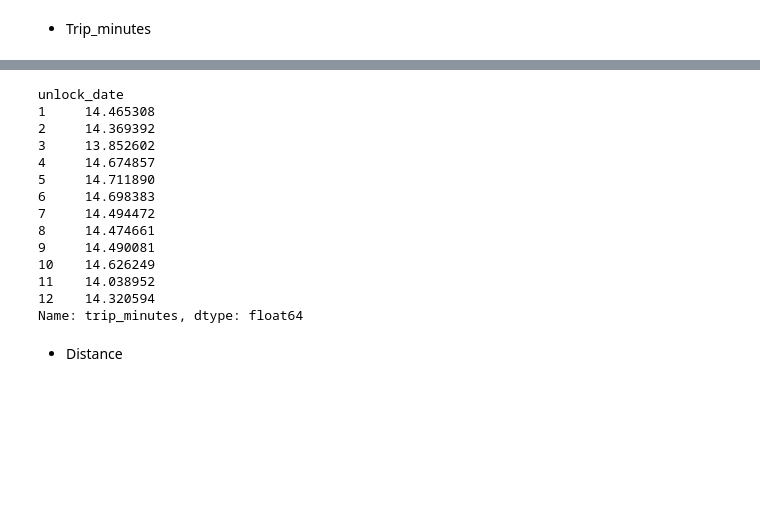
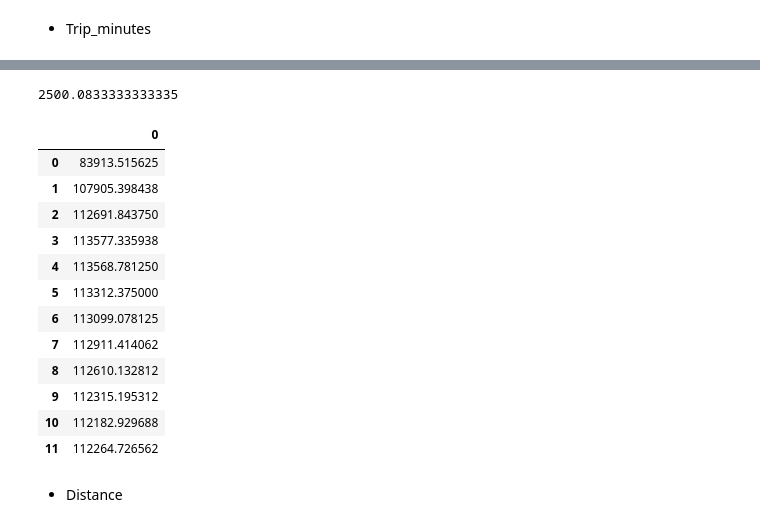
Before and after one commit to Proyect-Final-4Geeks-RJ/BiciMad_4geeks_ML, a Jupyter notebook: src/notebooks/models_2.ipynb, the cells around one changed output, grey strips where cells are left out. Saved outputs shown, nothing was run; the diff lists cells and outputs as text; code cells hidden in the pictures; blank space fills up the shorter version.

```diff
--- a/src/notebooks/models_2.ipynb
+++ b/src/notebooks/models_2.ipynb
@@ -97,10 +98,14 @@ plt.show()
 # %%
 # Guardar el modelo
 model_LSTM_min.save('model_LSTM_min.h5')
+# %%
+# Hago que el índice sea un DateTimeIndex
+if not isinstance(data_series_LSTM.index, pd.DatetimeIndex):
+    data_series_LSTM.index = pd.to_datetime(data_series_LSTM.index)
+
+# Resamplea por mes y suma los valores de 'trip_minutes' para cada mes para evaluar el forecast
+suma_trip_minutes_por_mes = data_series_LSTM['trip_minutes'].resample('M').sum()
 # %%
-#Predecimos los meses futuros, para ello, agrupamos el dataset por meses para evaluar los datos y ser mas eficientes
-data_series_min = data_series_LSTM.groupby(data_series_LSTM.index.month).mean()
-
 def multi_step_forecast(model, input_data, num_steps):
     x = input_data
     forecasts = []
@@ -111,7 +116,5 @@ def multi_step_forecast(model, input_data, num_steps):
         x[-1] = yhat # Añade la nueva predicción al final
     return np.array(forecasts)
 
-# Suponiendo que 'model_LSTM_dis' ya está entrenado y 'X_last_12_months' contiene los datos de entrada
-forecast = multi_step_forecast(model_LSTM_min, data_series_min['trip_minutes'], 12) # Predice los próximos 12 meses
-forecast
+forecast_min = pd.DataFrame(multi_step_forecast(model_LSTM_min, suma_trip_minutes_por_mes, 12)) # Predice los próximos 12 meses
 # %% [output]
@@ -142,20 +133,34 @@ array([[16.408546],
-# %%
-data_series_min['trip_minutes']
-# %% [output]
-unlock_date
-1     14.465308
-2     14.369392
-3     13.852602
-4     14.674857
-5     14.711890
-6     14.698383
-7     14.494472
-8     14.474661
-9     14.490081
-10    14.626249
-11    14.038952
-12    14.320594
-Name: trip_minutes, dtype: float64
+# %%
+#Entendemos los datos conocidos para enfrentarlos a nuestra predicción
+trips_by_month = data_series_LSTM['unlock_date'].resample('M').count()
+trips_by_day = data_series_LSTM['unlock_date'].resample('D').count()
+# %%
+#Estableceramos esta media de trayectos por mes:
+trips_by_month.mean()
+# %% [output]
+2500.0833333333335
+# %%
+#Establecemos cuales serán los elementos del gráfico:
+trips_2022_minutes = pd.DataFrame(suma_trip_minutes_por_mes)
+trips_2022_minutes = trips_2022_minutes.reset_index(drop=True)
+trips_2022_minutes = trips_2022_minutes.rename(columns={'trip_minutes': '0'})
+prediction_minutes = forecast_min*trips_by_month.mean()
+# %%
+prediction_minutes
+# %% [output]
+|  | 0 |
+| 0 | 83913.515625 |
+| 1 | 107905.398438 |
+| 2 | 112691.843750 |
+| 3 | 113577.335938 |
+| 4 | 113568.781250 |
+| 5 | 113312.375000 |
+| 6 | 113099.078125 |
+| 7 | 112911.414062 |
+| 8 | 112610.132812 |
+| 9 | 112315.195312 |
+| 10 | 112182.929688 |
+| 11 | 112264.726562 |
 # %% [markdown]
 * Distance
 # %%
```
Also changed, not shown: parts of 38 cells of this notebook, 5 other files.
